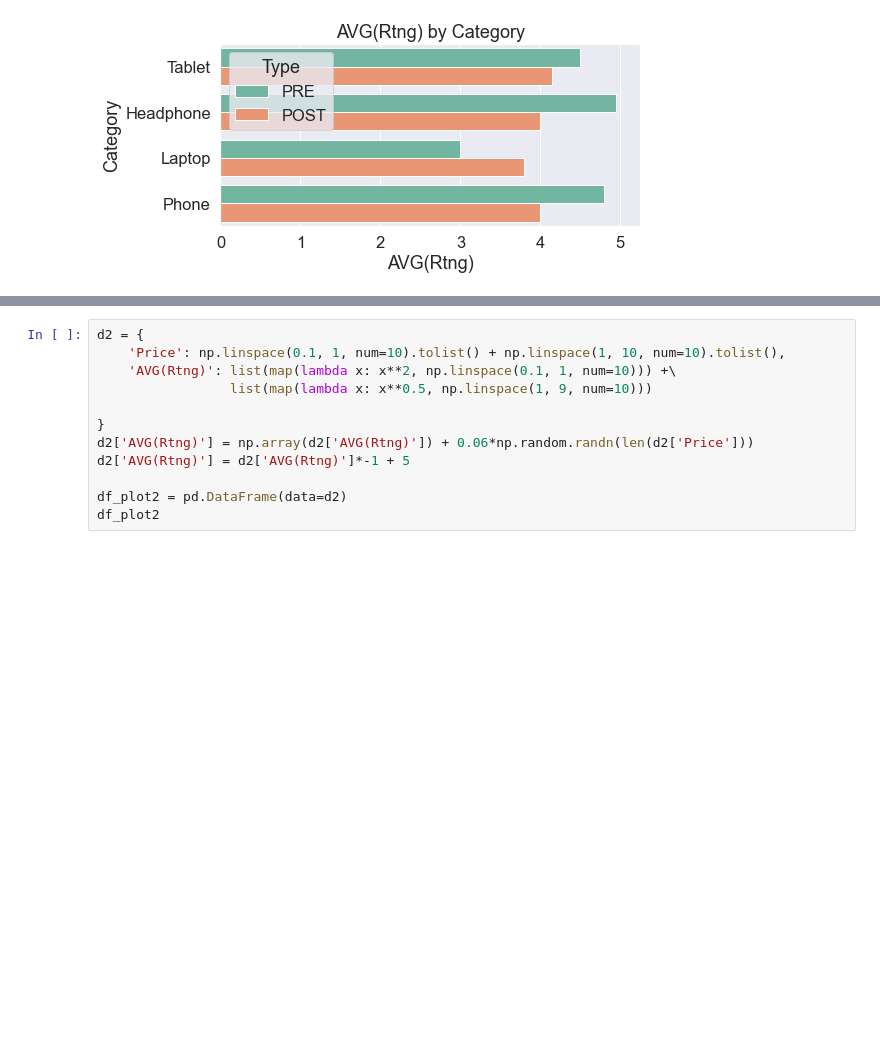
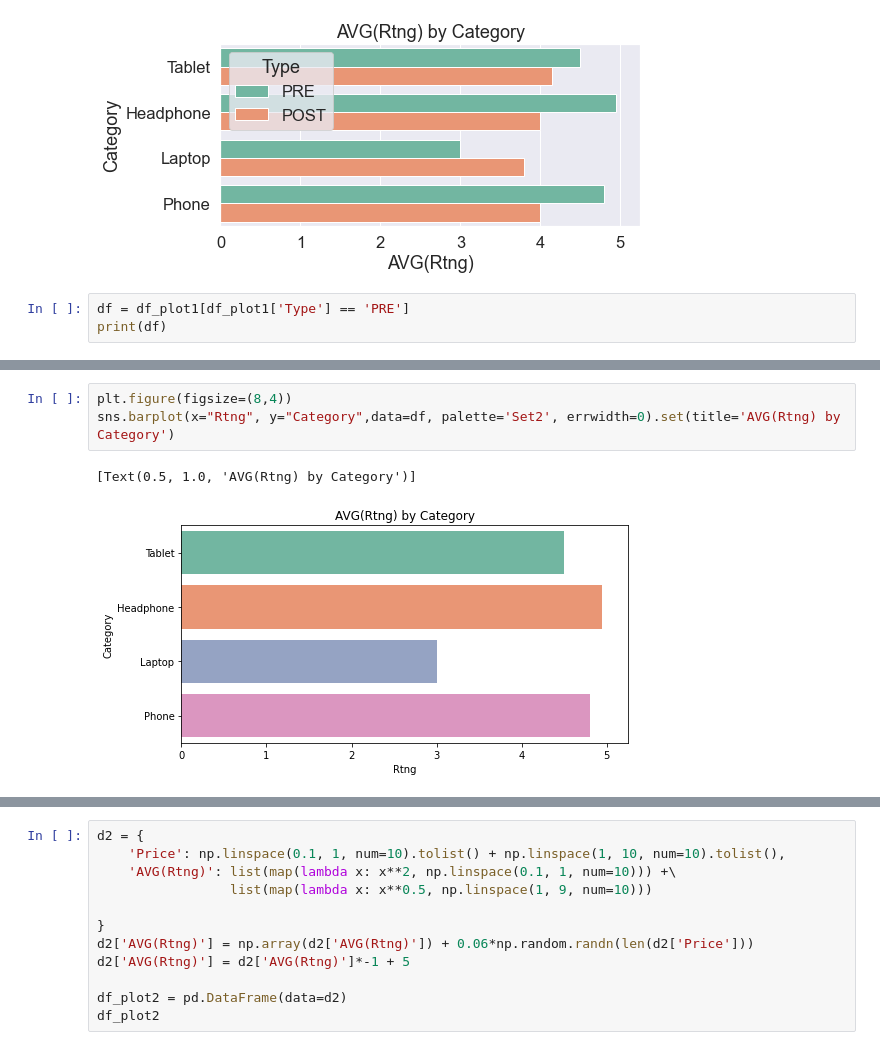
Before and after one commit to Hyper-demo/Hyper-demo.github.io, a Jupyter notebook: plots.ipynb, the cells around one changed output, grey strips where cells are left out. Drawn from its saved outputs; the diff is of its cells as text; blank space fills up the shorter version.

```diff
--- a/plots.ipynb
+++ b/plots.ipynb
@@ -134,3 +134,6 @@ plt.savefig(out_filename, dpi=500)
 plt.draw()
 # %% [output]
 [figure]
+# %%
+df = df_plot1[df_plot1['Type'] == 'PRE']
+print(df)
@@ -136,0 +149,6 @@ plt.draw()
+# %%
+plt.figure(figsize=(8,4))
+sns.barplot(x="Rtng", y="Category",data=df, palette='Set2', errwidth=0).set(title='AVG(Rtng) by Category')
+# %% [output]
+[Text(0.5, 1.0, 'AVG(Rtng) by Category')]
+[figure, added]
```
Also changed, not shown: parts of 3 cells of this notebook, 3 other files.
